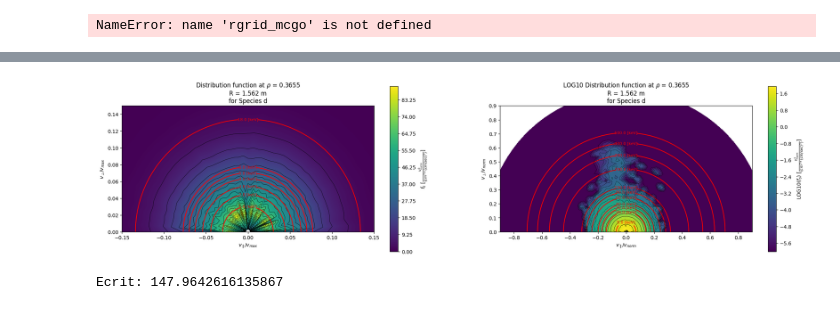
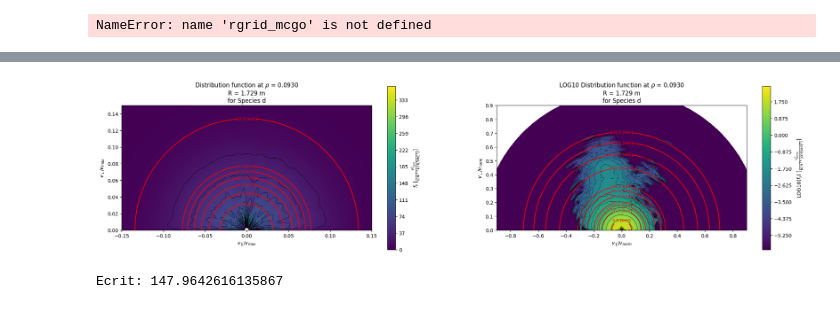
Before and after one commit to vandelij/aorsa_cql_mcgo_toolkit, a Jupyter notebook: shots/147634/mcgo_setup_and_pp_work.ipynb, the cells around one changed output, grey strips where cells are left out. Drawn from its saved outputs; the diff is of its cells as text; code cells hidden in the pictures.

```diff
--- a/shots/147634/mcgo_setup_and_pp_work.ipynb
+++ b/shots/147634/mcgo_setup_and_pp_work.ipynb
@@ -143,23 +150,23 @@ dict_keys(['version', 'mnemonic', 'eqdskin', 'raxis', 'zaxis', 'xlimiter', 'ylim
 # %%
 # try out plotting
-rho_idx = 8
+rho_idx = 56
 mcgo_pp.plot_distribution_function_at_rho(
         rho_index=rho_idx,
         v_norm_over_v_max=0.15,
         log_scale_axis_multiple=6,
         log_clip_level=1e-6,
         figsize=(25, 6),
         cmap="viridis",
         num_energy_levels=6,
         energy_levels_linear=[1,2,3,4,5,6, 18],
         energy_levels_log=[5, 20, 30, 40, 60, 80, 100, 200, 300, 400, 500],
         energy_color="red",
         return_plot=False,
         use_interpolated_rho=False,
         rho_to_interpolate_to=None,
         plot_trapped_passing=False)
 # %% [output]
-[figure, old version]
+[figure, new version]
 # %%
 # freidberg Ecrit
 mb = 3.34e-27#6.64e-27
```
Also changed, not shown: parts of 2 cells of this notebook, 2 other files.
